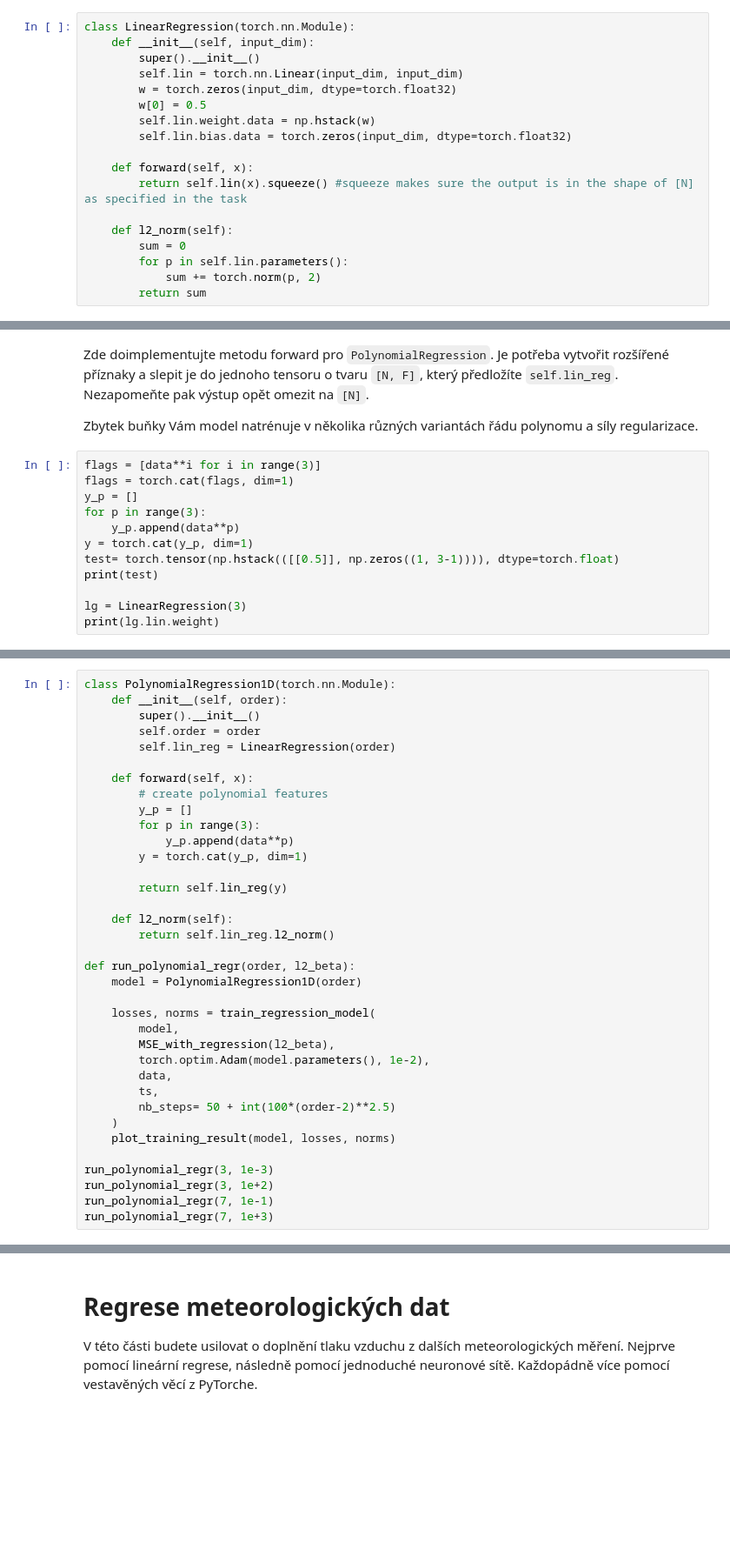
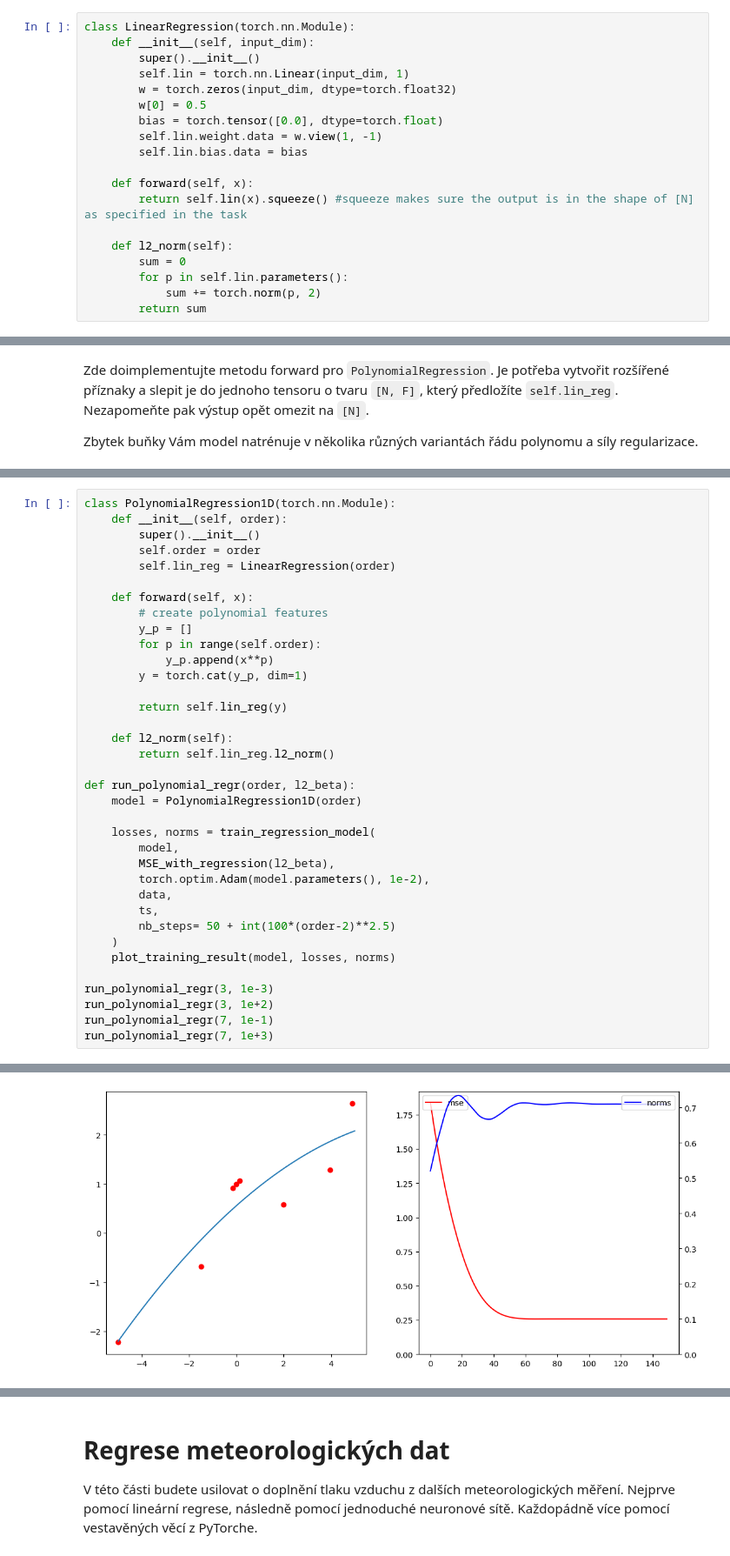
Before and after one commit to sebastianKrajnak/SUI, a Jupyter notebook: Project 3 - NN/zadani.ipynb, the cells around one changed output, grey strips where cells are left out. Shown: that part at 87% size. Saved outputs shown, nothing was run; the diff lists cells and outputs as text; blank space fills up the shorter version.

```diff
--- a/Project 3 - NN/zadani.ipynb
+++ b/Project 3 - NN/zadani.ipynb
@@ -102,11 +102,12 @@ Může se vám hodit `torch.nn.Module.parameters()`.
 class LinearRegression(torch.nn.Module):
     def __init__(self, input_dim):
         super().__init__()
-        self.lin = torch.nn.Linear(input_dim, input_dim)
+        self.lin = torch.nn.Linear(input_dim, 1)
         w = torch.zeros(input_dim, dtype=torch.float32)
         w[0] = 0.5
-        self.lin.weight.data = np.hstack(w)
-        self.lin.bias.data = torch.zeros(input_dim, dtype=torch.float32)
+        bias = torch.tensor([0.0], dtype=torch.float)
+        self.lin.weight.data = w.view(1, -1)
+        self.lin.bias.data = bias
 
     def forward(self, x):
         return self.lin(x).squeeze() #squeeze makes sure the output is in the shape of [N] as specified in the task
@@ -210,15 +211,3 @@ Je potřeba vytvořit rozšířené příznaky a slepit je do jednoho tensoru o
 Nezapomeňte pak výstup opět omezit na `[N]`.
 
 Zbytek buňky Vám model natrénuje v několika různých variantách řádu polynomu a síly regularizace.
-# %%
-flags = [data**i for i in range(3)]
-flags = torch.cat(flags, dim=1)
-y_p = []
-for p in range(3):
-    y_p.append(data**p)
-y = torch.cat(y_p, dim=1)
-test= torch.tensor(np.hstack(([[0.5]], np.zeros((1, 3-1)))), dtype=torch.float)
-print(test)
-
-lg = LinearRegression(3)
-print(lg.lin.weight)
@@ -236,8 +221,8 @@ class PolynomialRegression1D(torch.nn.Module):
     def forward(self, x):
         # create polynomial features
         y_p = []
-        for p in range(3):
-            y_p.append(data**p)
+        for p in range(self.order):
+            y_p.append(x**p)
         y = torch.cat(y_p, dim=1)
 
         return self.lin_reg(y)
@@ -266,0 +251 @@ RuntimeError: The expanded size of the tensor (1) must match the existing size (
+[figure, added]
```
Also changed, not shown: parts of 3 cells of this notebook.
